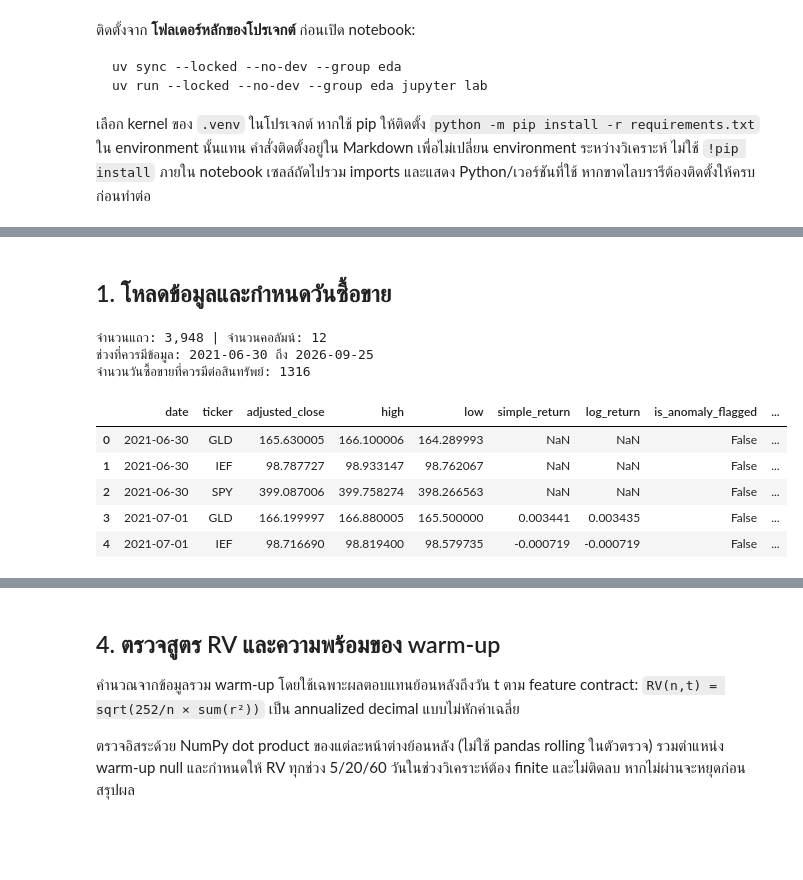
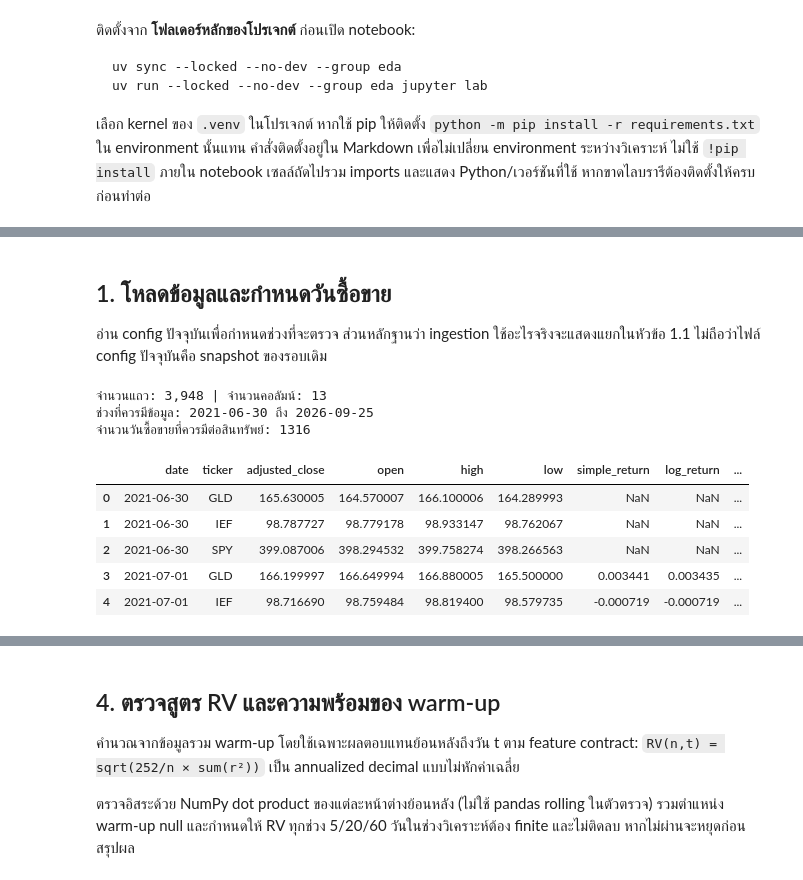
Before and after one commit to 01aptx01/datasci-and-dataen-project, a Jupyter notebook: notebooks/00_data_quality.ipynb, the cells around one changed output, grey strips where cells are left out. Cells and saved outputs as stored; diff of their text form; code cells hidden in the pictures; blank space fills up the shorter version.

```diff
--- a/notebooks/00_data_quality.ipynb
+++ b/notebooks/00_data_quality.ipynb
@@ -52,6 +52,8 @@ Kernel executable: D:\New folder (2)\datasci-and-dataen-project\.venv\Scripts\py
 | 7 | jupyterlab | 4.6.6 |
 # %% [markdown]
 ## 1. โหลดข้อมูลและกำหนดวันซื้อขาย
+
+อ่าน config ปัจจุบันเพื่อกำหนดช่วงที่จะตรวจ ส่วนหลักฐานว่า ingestion ใช้อะไรจริงจะแสดงแยกในหัวข้อ 1.1 ไม่ถือว่าไฟล์ config ปัจจุบันคือ snapshot ของรอบเดิม
 # %%
 # รองรับการเปิด notebook จาก root, notebooks/ หรือโฟลเดอร์ย่อยในโปรเจกต์
 project_root = next((
@@ -71,38 +73,40 @@ data_path = project_root / "data" / "curated" / "market_prices_daily.parquet"
 if not data_path.is_file():
     raise FileNotFoundError(f"ไม่พบ {data_path}; กรุณารัน ingestion pipeline ก่อน")
 source_df = pd.read_parquet(data_path)
 if source_df.empty:
     raise ValueError("ข้อมูล curated ว่าง; กรุณารัน ingestion pipeline ก่อน")
 
 # หาวันเริ่ม warm-up จากปฏิทินตลาด แทนการเดาจากข้อมูลที่มีอยู่
 calendar = mcal.get_calendar(config["calendar"]["market"])
 start_date = pd.Timestamp(config["date_range"]["start_date"])
 end_date = pd.Timestamp(config["date_range"]["end_date"])
 warmup_days = config["date_range"]["warmup_trading_days"]
 lookback_years = max(2, warmup_days // 150 + 2)
 while True:
     prior_sessions = calendar.schedule(
         start_date=start_date - pd.DateOffset(years=lookback_years),
         end_date=start_date - pd.Timedelta(days=1),
     ).index
     if len(prior_sessions) >= warmup_days:
         break
     lookback_years *= 2
 fetch_start = prior_sessions[-warmup_days]
 expected_sessions = calendar.schedule(start_date=fetch_start, end_date=end_date).index
 
 print(f"จำนวนแถว: {source_df.shape[0]:,} | จำนวนคอลัมน์: {source_df.shape[1]}")
 print("ช่วงที่ควรมีข้อมูล:", fetch_start.date(), "ถึง", end_date.date())
 print("จำนวนวันซื้อขายที่ควรมีต่อสินทรัพย์:", len(expected_sessions))
-df = source_df.copy()
+price_order = ['date', 'ticker', 'adjusted_close', 'open', 'high', 'low']
+display_order = price_order + [column for column in source_df.columns if column not in price_order]
+df = source_df.reindex(columns=display_order).copy()
 display(df.head())
 # %% [output]
-จำนวนแถว: 3,948 | จำนวนคอลัมน์: 12
+จำนวนแถว: 3,948 | จำนวนคอลัมน์: 13
 ช่วงที่ควรมีข้อมูล: 2021-06-30 ถึง 2026-09-25
 จำนวนวันซื้อขายที่ควรมีต่อสินทรัพย์: 1316
-|  | date | ticker | adjusted_close | high | low | simple_return | log_return | is_anomaly_flagged | ... |
-| 0 | 2021-06-30 | GLD | 165.630005 | 166.100006 | 164.289993 | NaN | NaN | False | ... |
-| 1 | 2021-06-30 | IEF | 98.787727 | 98.933147 | 98.762067 | NaN | NaN | False | ... |
-| 2 | 2021-06-30 | SPY | 399.087006 | 399.758274 | 398.266563 | NaN | NaN | False | ... |
-| 3 | 2021-07-01 | GLD | 166.199997 | 166.880005 | 165.500000 | 0.003441 | 0.003435 | False | ... |
-| 4 | 2021-07-01 | IEF | 98.716690 | 98.819400 | 98.579735 | -0.000719 | -0.000719 | False | ... |
+|  | date | ticker | adjusted_close | open | high | low | simple_return | log_return | ... |
+| 0 | 2021-06-30 | GLD | 165.630005 | 164.570007 | 166.100006 | 164.289993 | NaN | NaN | ... |
+| 1 | 2021-06-30 | IEF | 98.787727 | 98.779178 | 98.933147 | 98.762067 | NaN | NaN | ... |
+| 2 | 2021-06-30 | SPY | 399.087006 | 398.294532 | 399.758274 | 398.266563 | NaN | NaN | ... |
+| 3 | 2021-07-01 | GLD | 166.199997 | 166.649994 | 166.880005 | 165.500000 | 0.003441 | 0.003435 | ... |
+| 4 | 2021-07-01 | IEF | 98.716690 | 98.759484 | 98.819400 | 98.579735 | -0.000719 | -0.000719 | ... |
```
Also changed, not shown: parts of 26 cells of this notebook, 14 other files.
